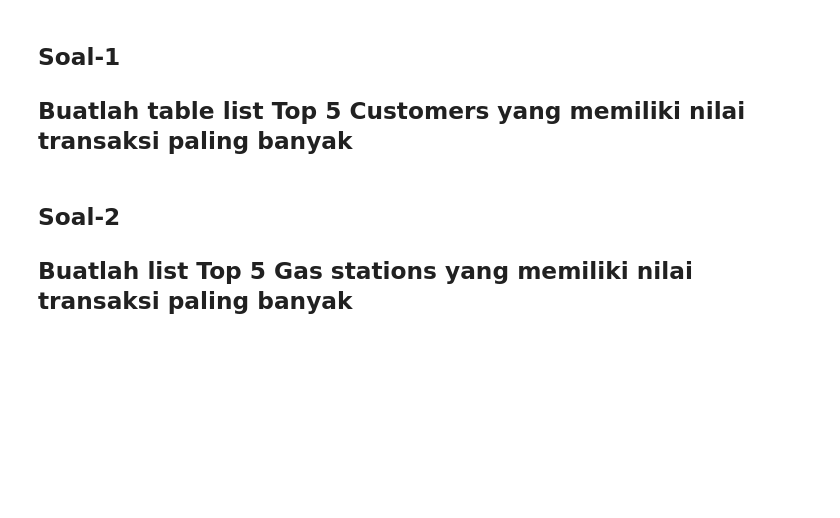
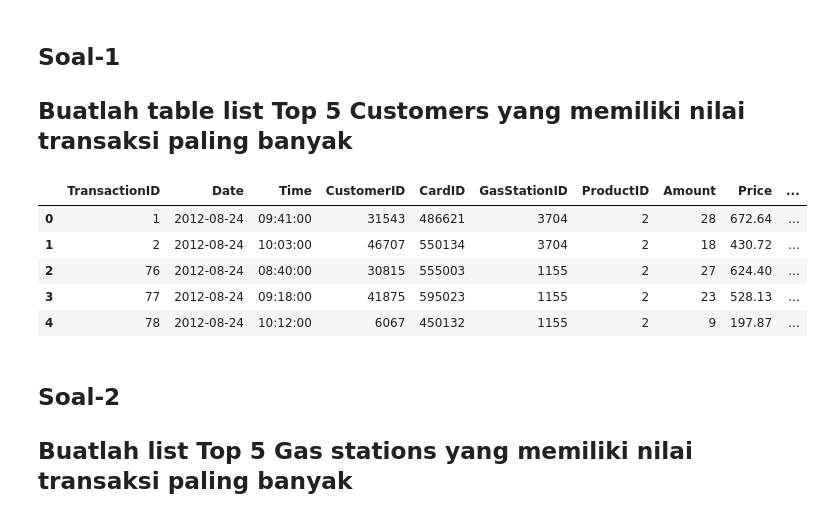
Before and after one commit to Agtna/AI-2025, a Jupyter notebook: Jobsheet_5.ipynb, the cells around one changed output. Drawn from its saved outputs; the diff is of its cells as text; code cells hidden in the pictures; blank space fills up the shorter version.

```diff
--- a/Jobsheet_5.ipynb
+++ b/Jobsheet_5.ipynb
@@ -191,6 +191,19 @@ dtype: object
 ## Soal-1
 Buatlah table list Top 5 Customers yang memiliki nilai transaksi paling banyak
 ---
+# %%
+# Filter untuk hanya menampilkan baris dengan TransactionID 1, 2, 76, 77, dan 78
+filtered_df = df_merged[df_merged['TransactionID'].isin([1, 2, 76, 77, 78])].reset_index(drop=True)
+
+# Tampilkan hasil
+filtered_df
+# %% [output]
+|  | TransactionID | Date | Time | CustomerID | CardID | GasStationID | ProductID | Amount | Price | ... |
+| 0 | 1 | 2012-08-24 | 09:41:00 | 31543 | 486621 | 3704 | 2 | 28 | 672.64 | ... |
+| 1 | 2 | 2012-08-24 | 10:03:00 | 46707 | 550134 | 3704 | 2 | 18 | 430.72 | ... |
+| 2 | 76 | 2012-08-24 | 08:40:00 | 30815 | 555003 | 1155 | 2 | 27 | 624.40 | ... |
+| 3 | 77 | 2012-08-24 | 09:18:00 | 41875 | 595023 | 1155 | 2 | 23 | 528.13 | ... |
+| 4 | 78 | 2012-08-24 | 10:12:00 | 6067 | 450132 | 1155 | 2 | 9 | 197.87 | ... |
 # %% [markdown]
 ## Soal-2
 Buatlah list Top 5 Gas stations yang memiliki nilai transaksi paling banyak
```
Also changed, not shown: parts of 8 cells of this notebook.
